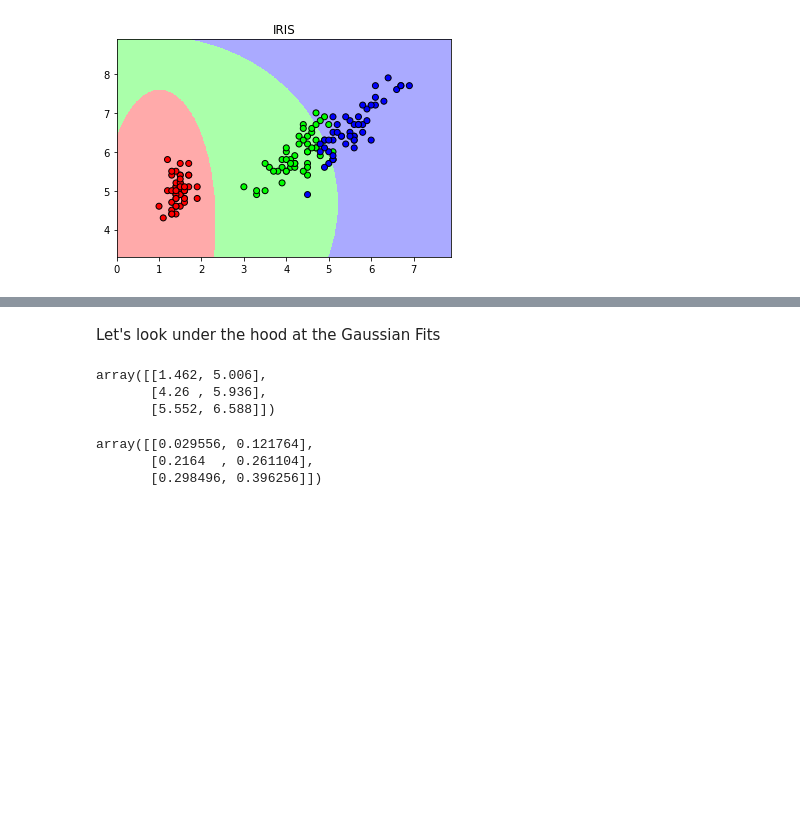
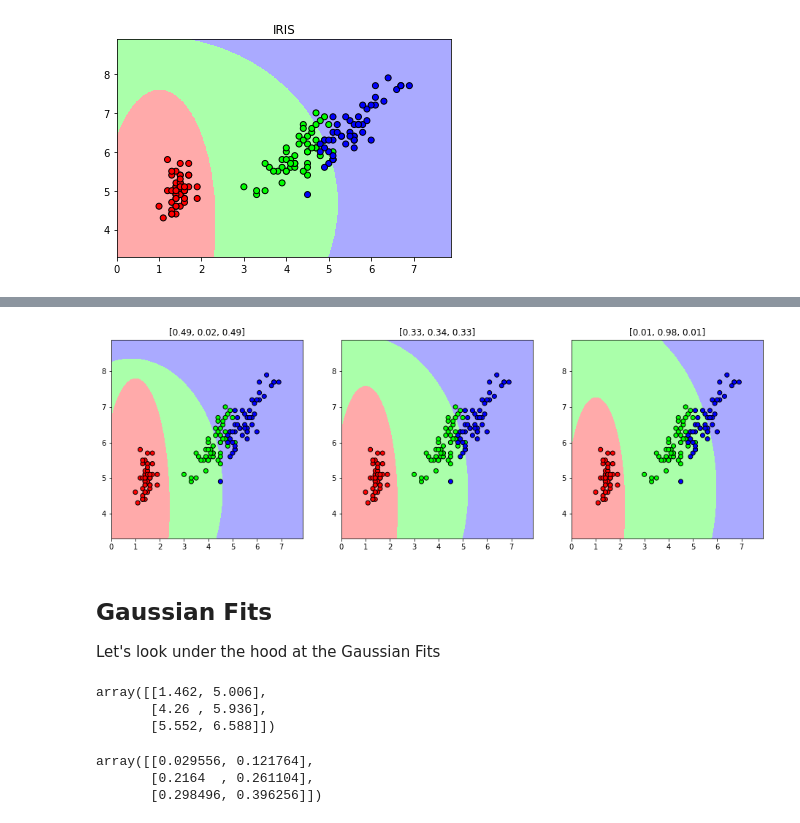
Before and after one commit to mdaugherity/PatternRecognition2020, a Jupyter notebook: Tutorial 9 - Bayesian Classifier.ipynb, the cells around one changed output, grey strips where cells are left out. Cells and saved outputs as stored; diff of their text form; code cells hidden in the pictures; blank space fills up the shorter version.

```diff
--- a/Tutorial 9 - Bayesian Classifier.ipynb
+++ b/Tutorial 9 - Bayesian Classifier.ipynb
@@ -87,11 +147,29 @@ plt.show()
+# %%
+plt.figure(figsize=(16,5))
+
+priors = [[0.49, 0.02, 0.49], [0.33,0.34,0.33], [0.01,0.98,0.01]]
+for i in range(3):
+    clf = naive_bayes.GaussianNB(priors=priors[i])
+    clf.fit(X2,y)
+    plt.subplot(1,3,i+1)
+    plot_decision(clf,X2,cmap=cmap_light,margin=1, h=0.01)
+    plt.scatter(X2[:,0], X2[:,1], c=y, marker='o', edgecolor='k',cmap=cmap_bold)
+    plt.title(priors[i])
+
+plt.show()
+# %% [output]
+[figure, added]
 # %% [markdown]
+## Gaussian Fits
 Let's look under the hood at the Gaussian Fits
-# %%
-clf.theta_
-# %% [output]
-array([[1.462, 5.006],
-       [4.26 , 5.936],
-       [5.552, 6.588]])
+# %%
+clf = naive_bayes.GaussianNB()
+clf.fit(X2,y)
+clf.theta_
+# %% [output]
+array([[1.462, 5.006],
+       [4.26 , 5.936],
+       [5.552, 6.588]])
 # %%
 clf.sigma_
 # %% [output]
```
Also changed, not shown: parts of 13 cells of this notebook, 1 other file.
